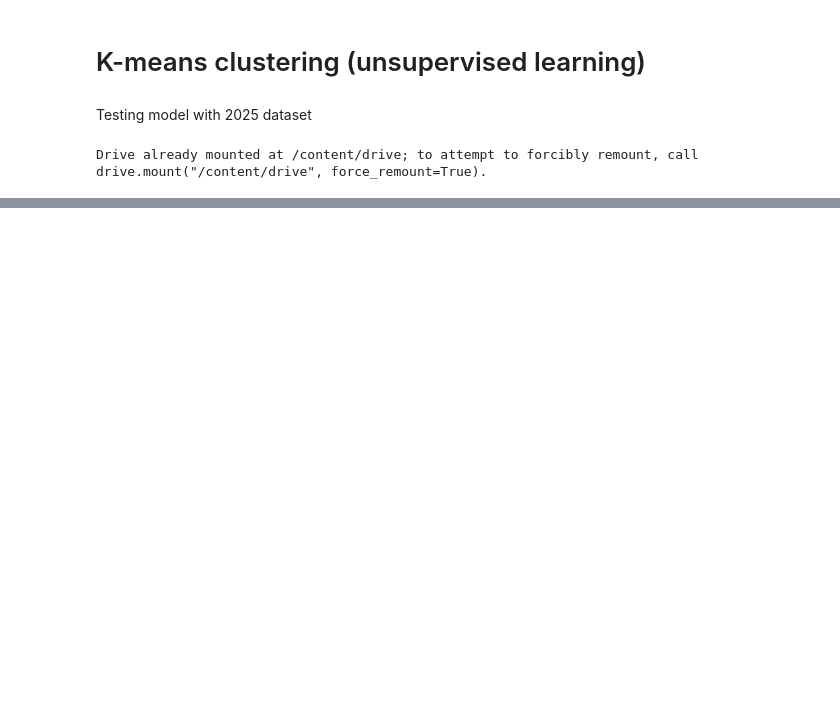
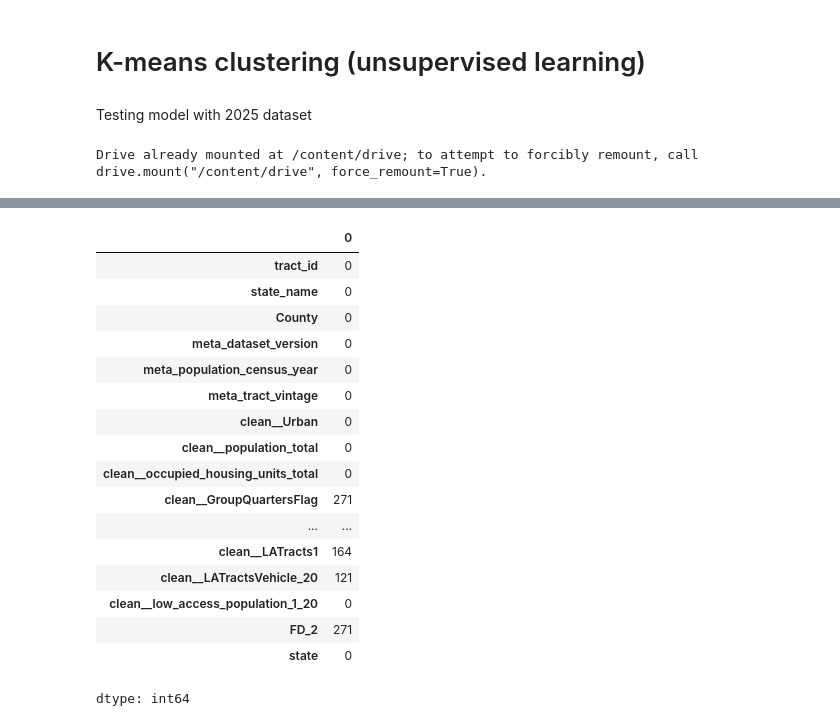
Before and after one commit to mcundins/cse6242-project, a Jupyter notebook: kmeans_modeling/kmeans_food_desert_risk_test.ipynb, the cells around one changed output, grey strips where cells are left out. Cells and saved outputs as stored; diff of their text form; code cells hidden in the pictures; blank space fills up the shorter version.

```diff
--- a/kmeans_modeling/kmeans_food_desert_risk_test.ipynb
+++ b/kmeans_modeling/kmeans_food_desert_risk_test.ipynb
@@ -61,0 +85,21 @@ dtype: int64
+# %%
+df_2025.isna().sum()
+# %% [output]
+|  | 0 |
+| tract_id | 0 |
+| state_name | 0 |
+| County | 0 |
+| meta_dataset_version | 0 |
+| meta_population_census_year | 0 |
+| meta_tract_vintage | 0 |
+| clean__Urban | 0 |
+| clean__population_total | 0 |
+| clean__occupied_housing_units_total | 0 |
+| clean__GroupQuartersFlag | 271 |
+| ... | ... |
+| clean__LATracts1 | 164 |
+| clean__LATractsVehicle_20 | 121 |
+| clean__low_access_population_1_20 | 0 |
+| FD_2 | 271 |
+| state | 0 |
+dtype: int64
```
Also changed, not shown: parts of 12 cells of this notebook.
